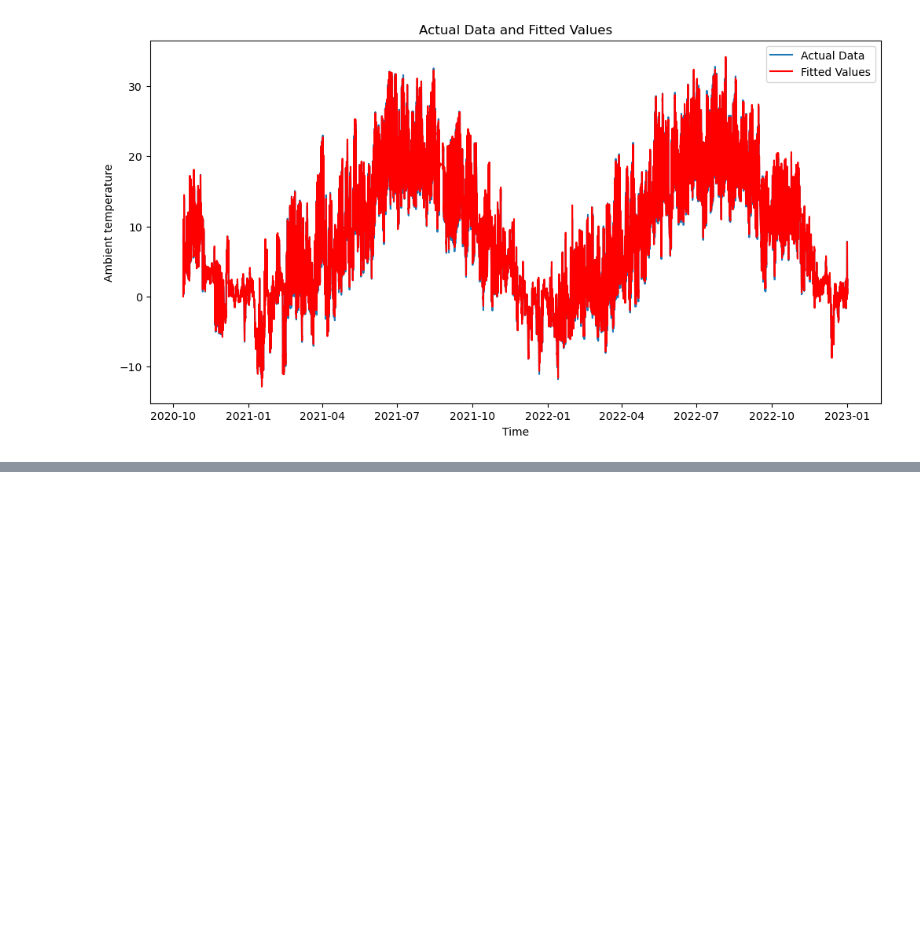
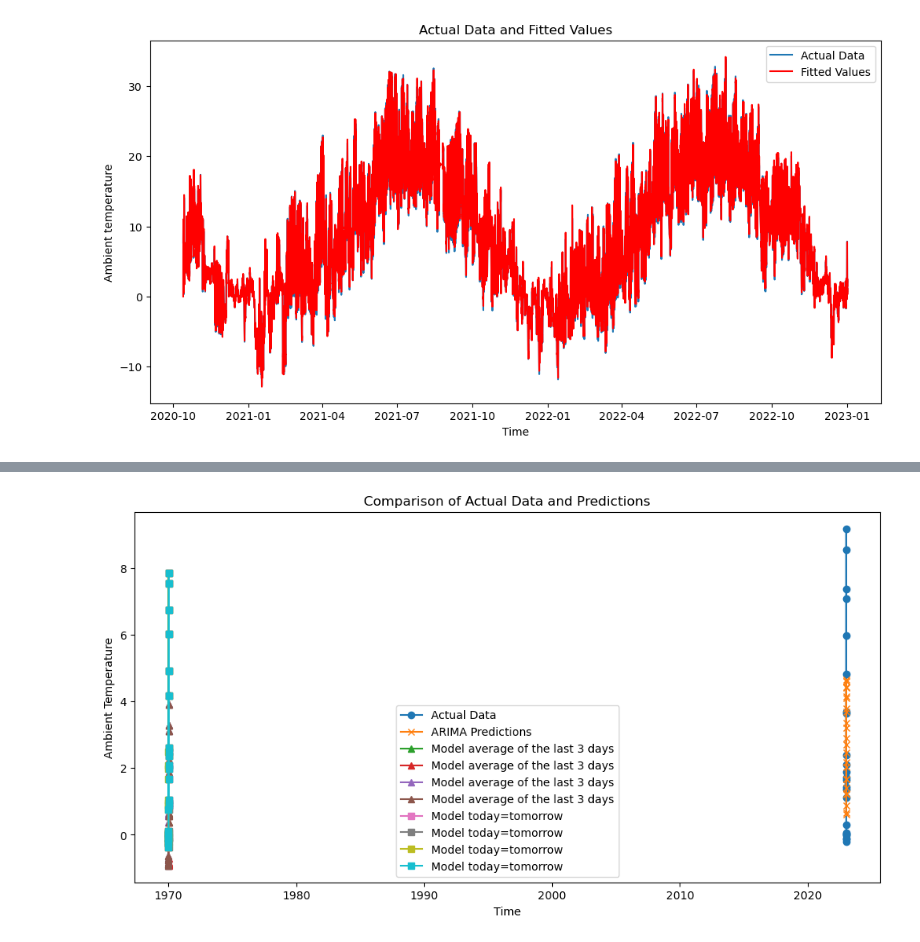
Before and after one commit to bregina98/Local-prediction-of-weather-parameters-based-on-historical-data, a Jupyter notebook: ambient_temperature.ipynb, the cells around one changed output, grey strips where cells are left out. Saved outputs shown, nothing was run; the diff lists cells and outputs as text; code cells hidden in the pictures; blank space fills up the shorter version.

Commit message:
comparing models

```diff
--- a/ambient_temperature.ipynb
+++ b/ambient_temperature.ipynb
@@ -402,4 +402,6 @@ def last_3_days_average(data, forecasted_steps):
 
     return pd.Series(forecast, index=[data.index[-forecasted_steps + i] for i in range(forecasted_steps)])
 
-last_3_days_average(temperature_20_21_22, 6)
+last_3_days_average(temperature_20_21_22, 24)
+
+last_3_temperature = last_3_days_average(temperature_20_21_22, 24)
@@ -433,4 +427,6 @@ def today_is_tomorrow(data, forecasted_steps):
 
     return pd.Series(forecast, index=[data.index[-forecasted_steps + i] for i in range(forecasted_steps)])
 
-today_is_tomorrow(temperature_20_21_22, 6)
+today_is_tomorrow(temperature_20_21_22, 24)
+
+today_is_tomorrow_temperature = today_is_tomorrow(temperature_20_21_22, 24)
@@ -459,7 +447,7 @@ print(fit_215.summary())
 
 # ARIMA forecast for 6 steps into the future
 
-forecast_result = fit_215.get_forecast(steps=6)
+forecast_result = fit_215.get_forecast(steps=24)
 forecast_values = forecast_result.predicted_mean
 conf_int = forecast_result.conf_int()
 
@@ -501,7 +512,7 @@ plt.show()
 # %%
 # actual measurements for 6 steps into the future
 temp_hourly = temperature_hourly['AMBIENT_TEMPERATURE']
-actual_values_temperature_23 = temp_hourly['2023'].head(6)
+actual_values_temperature_23 = temp_hourly['2023'].head(24)
 print(actual_values_temperature_23)
 # %% [output]
 2023-01-01 00:00:00+00:00    0.000000
@@ -513 +534,28 @@ print(actual_values_temperature_23)
 Freq: H, Name: AMBIENT_TEMPERATURE, dtype: float64
+# %%
+# comparing the forecasts with actual data
+
+
+comparison_temperature = pd.DataFrame({
+    'Actual': actual_values_temperature_23,
+    'ARIMA': forecast_values,
+    'Model average of the last 3 days': last_3_temperature,
+    'Model today=tomorrow': today_is_tomorrow_temperature
+    })
+
+print(comparison_temperature)
+
+# plot for comparing
+plt.figure(figsize=(12,6))
+
+plt.plot(comparison_temperature.index, comparison_temperature['Actual'], label='Actual Data', marker='o')
+plt.plot(comparison_temperature.index, comparison_temperature['ARIMA'], label='ARIMA Predictions', marker='x')
+plt.plot(comparison_temperature, comparison_temperature['Model average of the last 3 days'], label='Model average of the last 3 days', marker='^')
+plt.plot(comparison_temperature, comparison_temperature['Model today=tomorrow'], label='Model today=tomorrow', marker='s')
+
+plt.xlabel('Time')
+plt.ylabel('Ambient Temperature')
+plt.title('Comparison of Actual Data and Predictions')
+plt.legend()
+plt.show()
+# %% [output]
@@ -513,0 +579 @@ Freq: H, Name: AMBIENT_TEMPERATURE, dtype: float64
+[figure, added]
```
Also changed, not shown: parts of 7 cells of this notebook.
